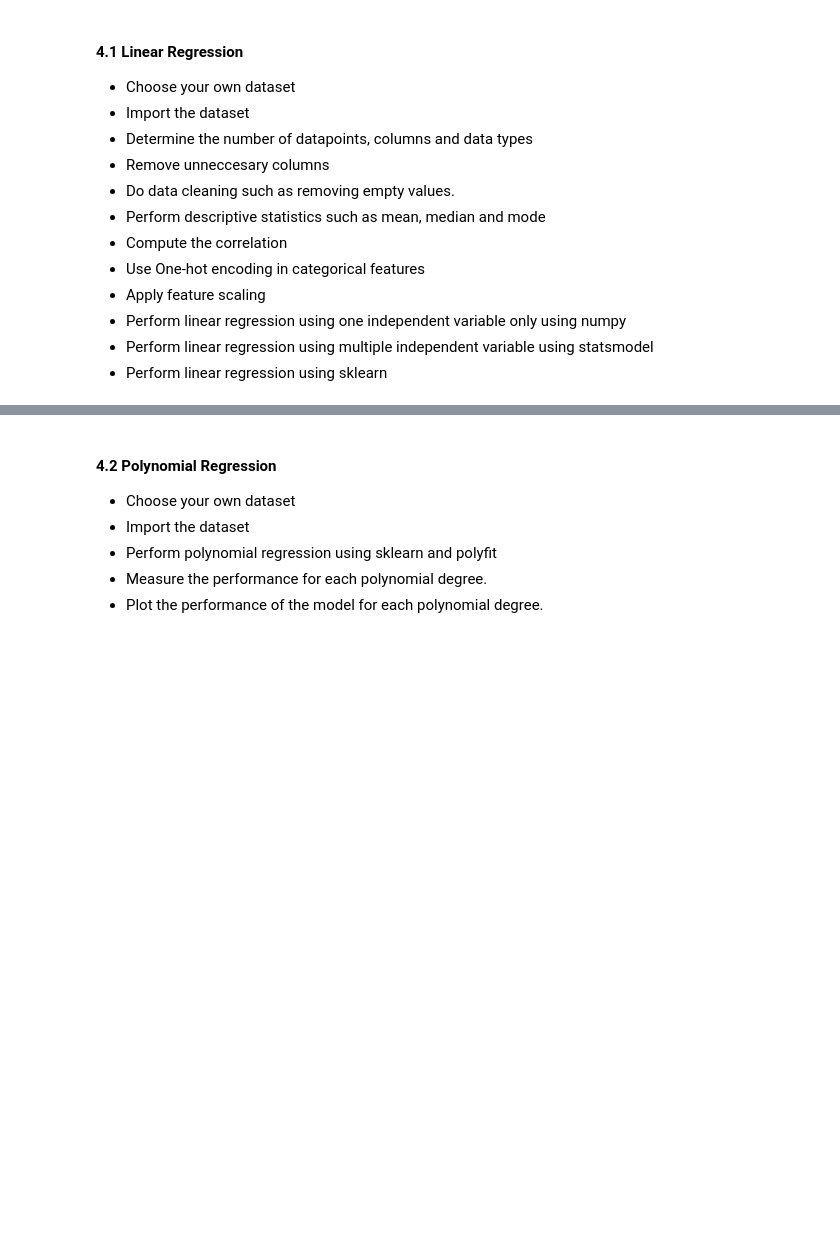
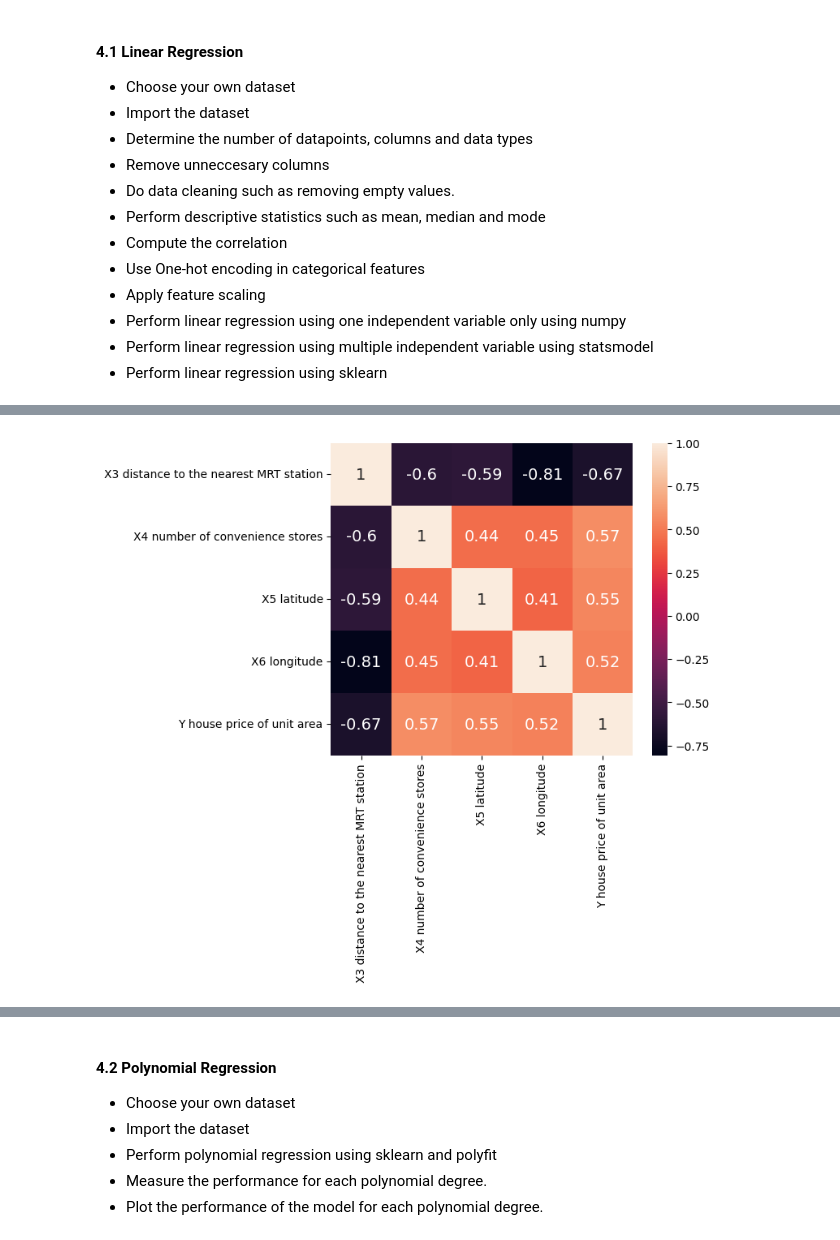
Before and after one commit to DaBloat/learn_Python, a Jupyter notebook: School_Activities/Introduction_in_Machine_Learning/Prelims/HA02/Activity_2_Training_Linear_Models.ipynb, the cells around one changed output, grey strips where cells are left out. Cells and saved outputs as stored; diff of their text form; code cells hidden in the pictures; blank space fills up the shorter version.

```diff
--- a/School_Activities/Introduction_in_Machine_Learning/Prelims/HA02/Activity_2_Training_Linear_Models.ipynb
+++ b/School_Activities/Introduction_in_Machine_Learning/Prelims/HA02/Activity_2_Training_Linear_Models.ipynb
@@ -1226,0 +1235,4 @@ Given the code above as an example, how many classes can the Softmax Regression
+# %%
+# Import the dataset
+df = pd.read_csv("Real estate.csv")
+df.head()
@@ -1226,0 +1264,3 @@ Given the code above as an example, how many classes can the Softmax Regression
+# %%
+# Remove unneccesary columns
+df.drop(['No','X1 transaction date', 'X2 house age'], axis=1, inplace=True)
@@ -1226,0 +1292,6 @@ Given the code above as an example, how many classes can the Softmax Regression
+# %%
+# Compute the correlation
+plt.figure(figsize=(6,5))
+ax = sns.heatmap(df.corr(),annot=True)
+# %% [output]
+[figure, added]
```
Also changed, not shown: parts of 48 cells of this notebook, 4 other files.
